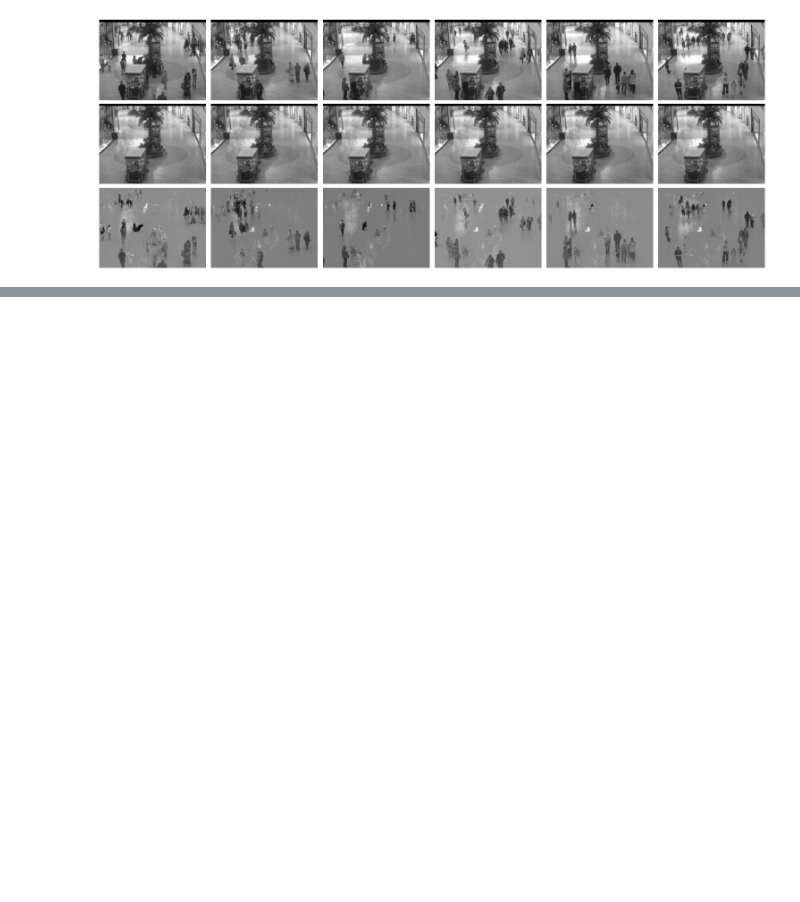
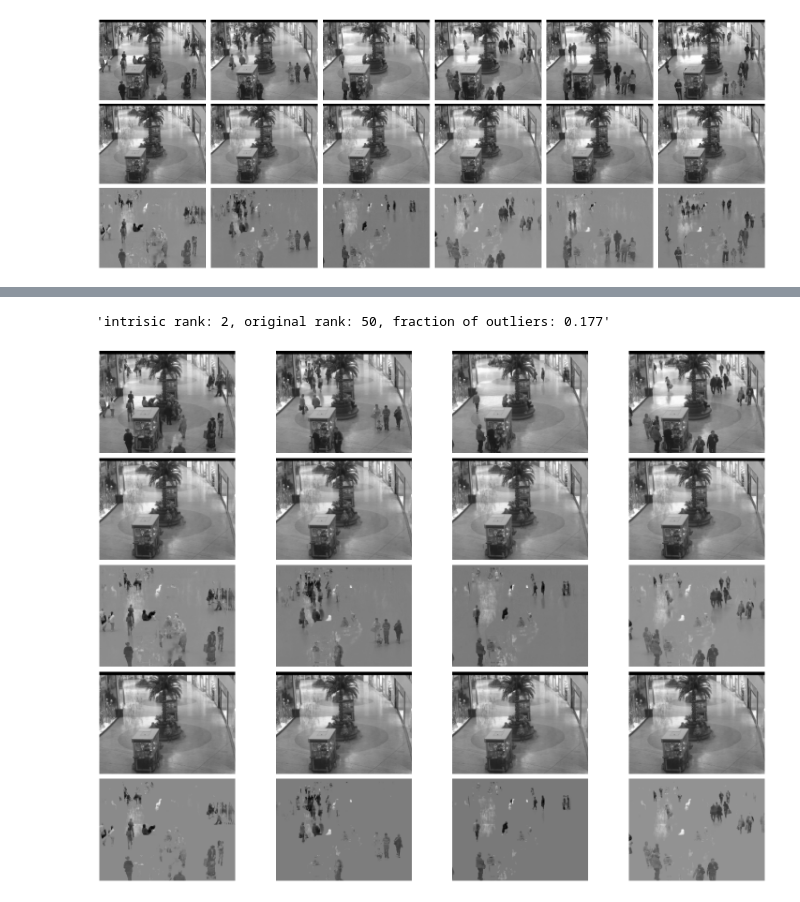
Before and after one commit to sverdoot/robust-pca, a Jupyter notebook: notebooks/demo_mall.ipynb, the cells around one changed output, grey strips where cells are left out. Saved outputs shown, nothing was run; the diff lists cells and outputs as text; code cells hidden in the pictures; blank space fills up the shorter version.

```diff
--- a/notebooks/demo_mall.ipynb
+++ b/notebooks/demo_mall.ipynb
@@ -37,5 +37,5 @@ from robustpca.pcp import StablePCP
 # %%
 pcp_alm = PCP()
 mu = pcp_alm.default_mu(data_mat)
-L_pcp, S_pcp = pcp_alm.decompose(data_mat, mu, tol=1e-5, max_iter=100)
+L_pcp, S_pcp = pcp_alm.decompose(data_mat, mu, tol=1e-5, max_iter=500)
 # %% [output]
@@ -63,3 +63,7 @@ for i in range(ncols):
 fig.tight_layout()
 # %% [output]
 [figure]
+# %%
+st_pcp = StablePCP()
+mu = st_pcp.default_mu(data_mat, sigma=10)
+L_st_pcp, S_st_pcp = st_pcp.decompose(data_mat, mu, tol=1e-5, max_iter=500)
@@ -65,0 +72,29 @@ fig.tight_layout()
+# %%
+f'intrisic rank: {np.linalg.matrix_rank(L_st_pcp)}, original rank: {np.linalg.matrix_rank(data_mat)}, fraction of outliers: {(S_st_pcp != 0).mean():.3f}'
+# %% [output]
+'intrisic rank: 2, original rank: 50, fraction of outliers: 0.177'
+# %%
+from matplotlib import pyplot as plt
+
+ncols = 4
+fig, axs = plt.subplots(5, ncols, figsize=(22, 16))
+
+for ax in axs.flatten():
+    ax.axis('off')
+
+for i in range(ncols):
+    axs[0, i].imshow(small_frames[i], cmap='gray')
+
+    background = L_pcp[:, i].reshape(small_frames[i].shape)
+    foreground = S_pcp[:, i].reshape(small_frames[i].shape)
+    axs[1, i].imshow(background, cmap='gray')
+    axs[2, i].imshow(foreground, cmap='gray')
+
+    background = L_st_pcp[:, i].reshape(small_frames[i].shape)
+    foreground = S_st_pcp[:, i].reshape(small_frames[i].shape)
+    axs[3, i].imshow(background, cmap='gray')
+    axs[4, i].imshow(foreground, cmap='gray')
+
+fig.tight_layout()
+# %% [output]
+[figure, added]
```
Also changed, not shown: parts of 7 cells of this notebook, 1 other file.
